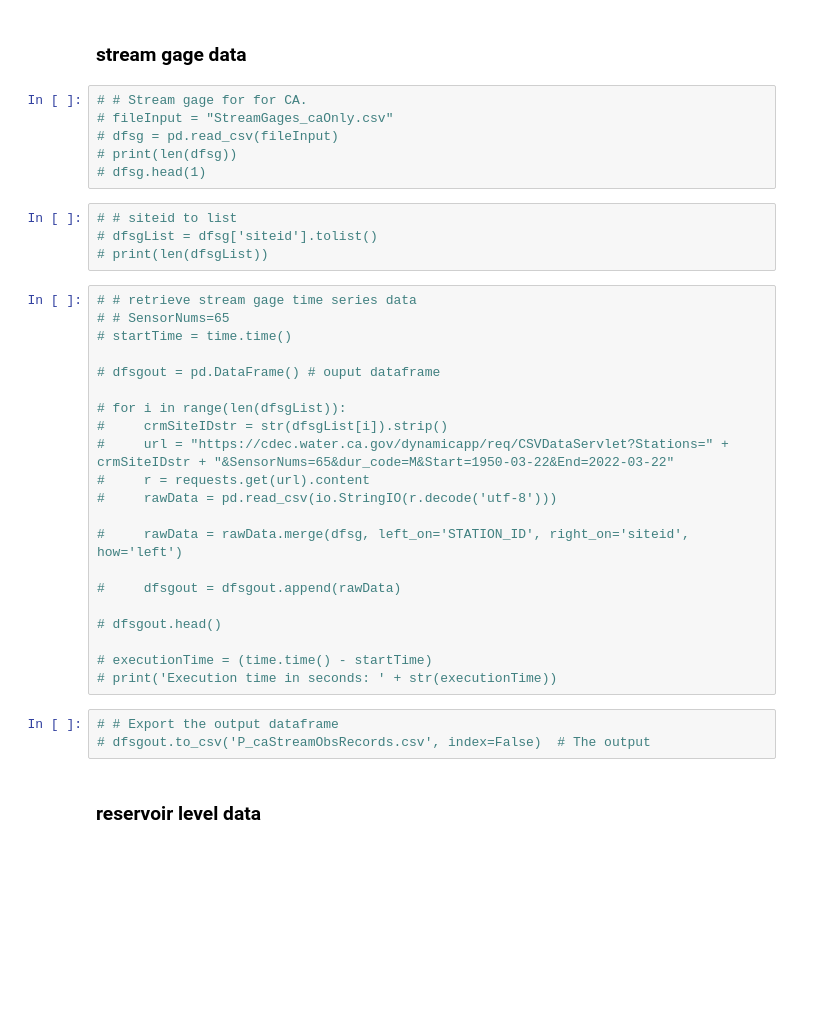
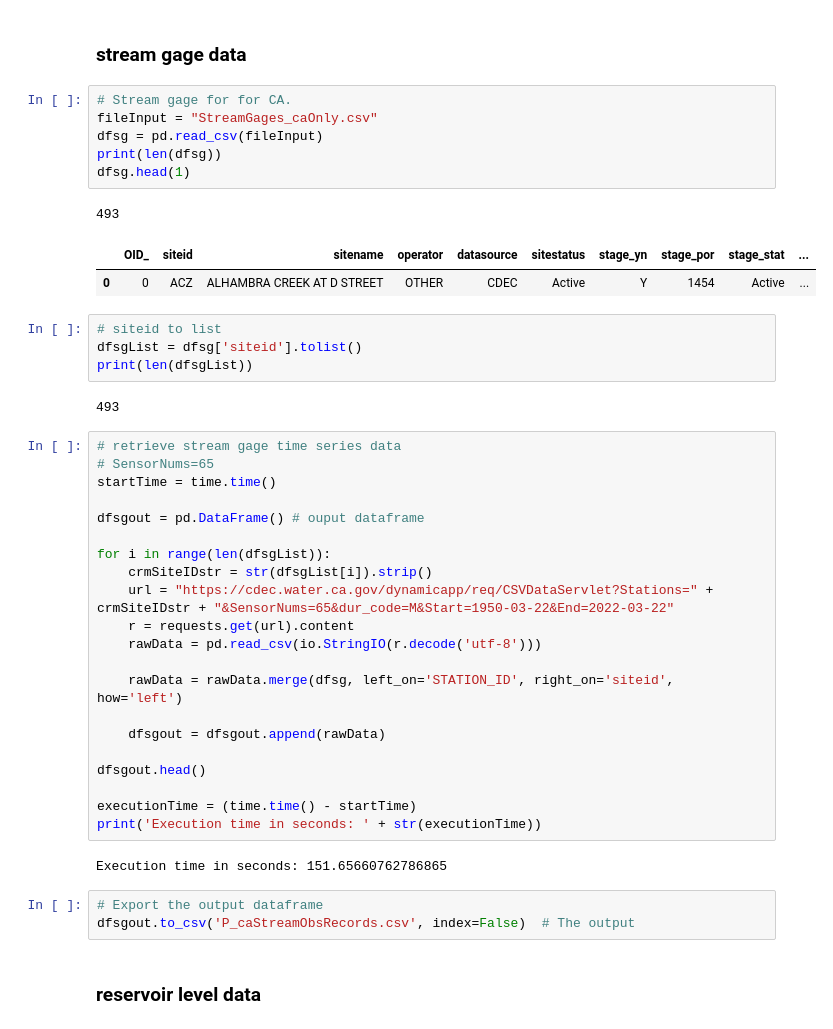
Before and after one commit to WSWCWaterDataExchange/MappingStatesDataToWaDE2.0, a Jupyter notebook: California/ObservationSite/0_PreProcessCAObservationSiteData.ipynb, the cells around one changed output. Drawn from its saved outputs; the diff is of its cells as text; blank space fills up the shorter version.

Commit message:
CA os update.
CA os update.  Stream and Reservoir observation site data.

```diff
--- a/California/ObservationSite/0_PreProcessCAObservationSiteData.ipynb
+++ b/California/ObservationSite/0_PreProcessCAObservationSiteData.ipynb
@@ -39,39 +39,47 @@ os.chdir(workingDir)
 # %% [markdown]
 ### stream gage data
 # %%
-# # Stream gage for for CA.
-# fileInput = "StreamGages_caOnly.csv"
-# dfsg = pd.read_csv(fileInput)
-# print(len(dfsg))
-# dfsg.head(1)
+# Stream gage for for CA.
+fileInput = "StreamGages_caOnly.csv"
+dfsg = pd.read_csv(fileInput)
+print(len(dfsg))
+dfsg.head(1)
+# %% [output]
+493
+|  | OID_ | siteid | sitename | operator | datasource | sitestatus | stage_yn | stage_por | stage_stat | ... |
+| 0 | 0 | ACZ | ALHAMBRA CREEK AT D STREET | OTHER | CDEC | Active | Y | 1454 | Active | ... |
 # %%
-# # siteid to list
-# dfsgList = dfsg['siteid'].tolist()
-# print(len(dfsgList))
+# siteid to list
+dfsgList = dfsg['siteid'].tolist()
+print(len(dfsgList))
+# %% [output]
+493
 # %%
-# # retrieve stream gage time series data
-# # SensorNums=65
-# startTime = time.time()
+# retrieve stream gage time series data
+# SensorNums=65
+startTime = time.time()
 
-# dfsgout = pd.DataFrame() # ouput dataframe
+dfsgout = pd.DataFrame() # ouput dataframe
 
-# for i in range(len(dfsgList)):
-#     crmSiteIDstr = str(dfsgList[i]).strip()
-#     url = "https://cdec.water.ca.gov/dynamicapp/req/CSVDataServlet?Stations=" + crmSiteIDstr + "&SensorNums=65&dur_code=M&Start=1950-03-22&End=2022-03-22"
-#     r = requests.get(url).content
-#     rawData = pd.read_csv(io.StringIO(r.decode('utf-8')))
+for i in range(len(dfsgList)):
+    crmSiteIDstr = str(dfsgList[i]).strip()
+    url = "https://cdec.water.ca.gov/dynamicapp/req/CSVDataServlet?Stations=" + crmSiteIDstr + "&SensorNums=65&dur_code=M&Start=1950-03-22&End=2022-03-22"
+    r = requests.get(url).content
+    rawData = pd.read_csv(io.StringIO(r.decode('utf-8')))
 
-#     rawData = rawData.merge(dfsg, left_on='STATION_ID', right_on='siteid', how='left')
+    rawData = rawData.merge(dfsg, left_on='STATION_ID', right_on='siteid', how='left')
 
-#     dfsgout = dfsgout.append(rawData)
+    dfsgout = dfsgout.append(rawData)
 
-# dfsgout.head()
+dfsgout.head()
 
-# executionTime = (time.time() - startTime)
-# print('Execution time in seconds: ' + str(executionTime))
+executionTime = (time.time() - startTime)
+print('Execution time in seconds: ' + str(executionTime))
+# %% [output]
+Execution time in seconds: 151.65660762786865
 # %%
-# # Export the output dataframe
-# dfsgout.to_csv('P_caStreamObsRecords.csv', index=False)  # The output
+# Export the output dataframe
+dfsgout.to_csv('P_caStreamObsRecords.csv', index=False)  # The output
 # %% [markdown]
 ### reservoir level data
 # %%
```
Also changed, not shown: parts of 13 cells of this notebook, 37 other files.
